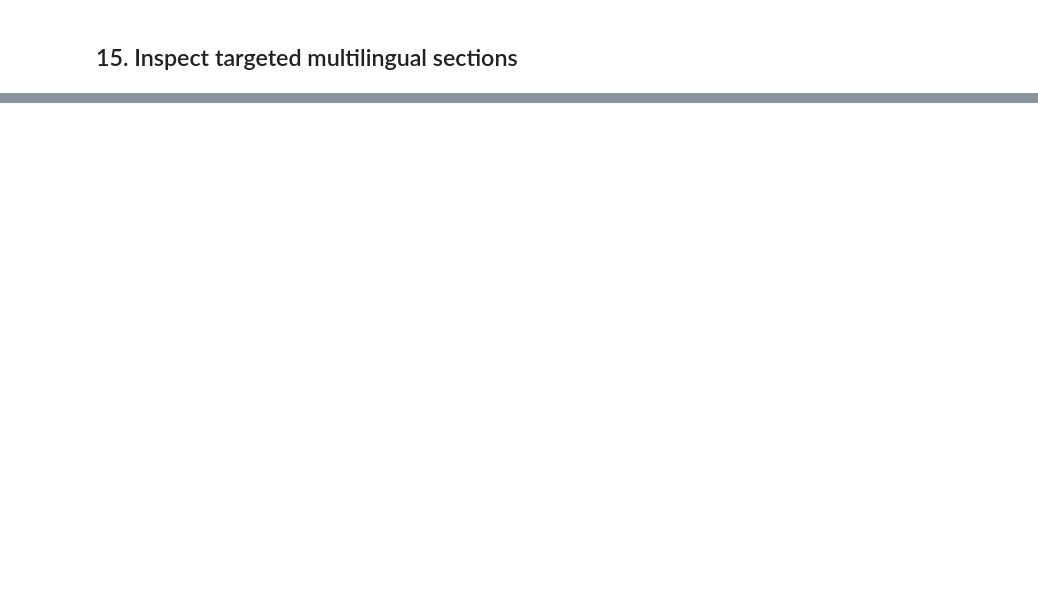
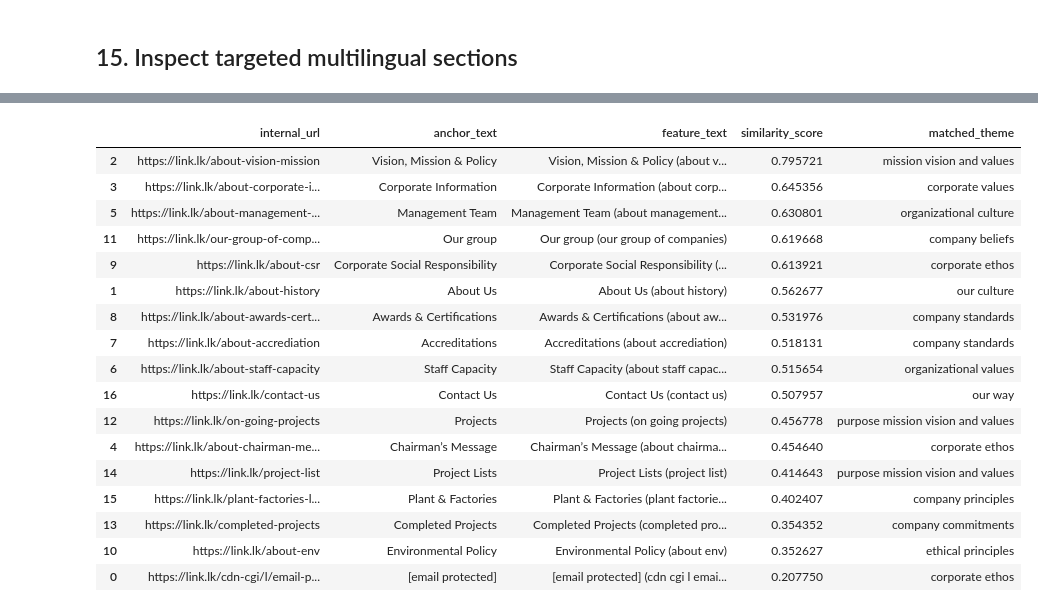
Before and after one commit to namanhtran200421/testing_ground, a Jupyter notebook: notebooks/02_multilingual_targeted_values_crawler.ipynb, the cells around one changed output, grey strips where cells are left out. Cells and saved outputs as stored; diff of their text form; code cells hidden in the pictures; blank space fills up the shorter version.

```diff
--- a/notebooks/02_multilingual_targeted_values_crawler.ipynb
+++ b/notebooks/02_multilingual_targeted_values_crawler.ipynb
@@ -2793,0 +3128,53 @@ display(
+# %%
+company_row = df_crawl_input.loc[
+    df_crawl_input["company_id"].eq("C1255")
+].iloc[0]
+
+async with httpx.AsyncClient(
+    headers={"User-Agent": USER_AGENT},
+    follow_redirects=True,
+) as client:
+    response = await client.get(
+        company_row["homepage_fetch_url"],
+        timeout=REQUEST_TIMEOUT_SECONDS,
+    )
+
+links = extract_internal_links_from_page(
+    html=response.text,
+    current_page_url=str(response.url),
+    allowed_domain_url=company_row["homepage_fetch_url"],
+)
+
+scored_links = score_discovered_links(links)
+
+pd.DataFrame(scored_links).sort_values(
+    "similarity_score",
+    ascending=False,
+)[
+    [
+        "internal_url",
+        "anchor_text",
+        "feature_text",
+        "similarity_score",
+        "matched_theme",
+    ]
+].head(30)
+# %% [output]
+|  | internal_url | anchor_text | feature_text | similarity_score | matched_theme |
+| 2 | https://link.lk/about-vision-mission | Vision, Mission & Policy | Vision, Mission & Policy (about v... | 0.795721 | mission vision and values |
+| 3 | https://link.lk/about-corporate-i... | Corporate Information | Corporate Information (about corp... | 0.645356 | corporate values |
+| 5 | https://link.lk/about-management-... | Management Team | Management Team (about management... | 0.630801 | organizational culture |
+| 11 | https://link.lk/our-group-of-comp... | Our group | Our group (our group of companies) | 0.619668 | company beliefs |
+| 9 | https://link.lk/about-csr | Corporate Social Responsibility | Corporate Social Responsibility (... | 0.613921 | corporate ethos |
+| 1 | https://link.lk/about-history | About Us | About Us (about history) | 0.562677 | our culture |
+| 8 | https://link.lk/about-awards-cert... | Awards & Certifications | Awards & Certifications (about aw... | 0.531976 | company standards |
+| 7 | https://link.lk/about-accrediation | Accreditations | Accreditations (about accrediation) | 0.518131 | company standards |
+| 6 | https://link.lk/about-staff-capacity | Staff Capacity | Staff Capacity (about staff capac... | 0.515654 | organizational values |
+| 16 | https://link.lk/contact-us | Contact Us | Contact Us (contact us) | 0.507957 | our way |
+| 12 | https://link.lk/on-going-projects | Projects | Projects (on going projects) | 0.456778 | purpose mission vision and values |
+| 4 | https://link.lk/about-chairman-me... | Chairman’s Message | Chairman’s Message (about chairma... | 0.454640 | corporate ethos |
+| 14 | https://link.lk/project-list | Project Lists | Project Lists (project list) | 0.414643 | purpose mission vision and values |
+| 15 | https://link.lk/plant-factories-l... | Plant & Factories | Plant & Factories (plant factorie... | 0.402407 | company principles |
+| 13 | https://link.lk/completed-projects | Completed Projects | Completed Projects (completed pro... | 0.354352 | company commitments |
+| 10 | https://link.lk/about-env | Environmental Policy | Environmental Policy (about env) | 0.352627 | ethical principles |
+| 0 | https://link.lk/cdn-cgi/l/email-p... | [email protected] | [email protected] (cdn cgi l emai... | 0.207750 | corporate ethos |
```
Also changed, not shown: parts of 18 cells of this notebook.
